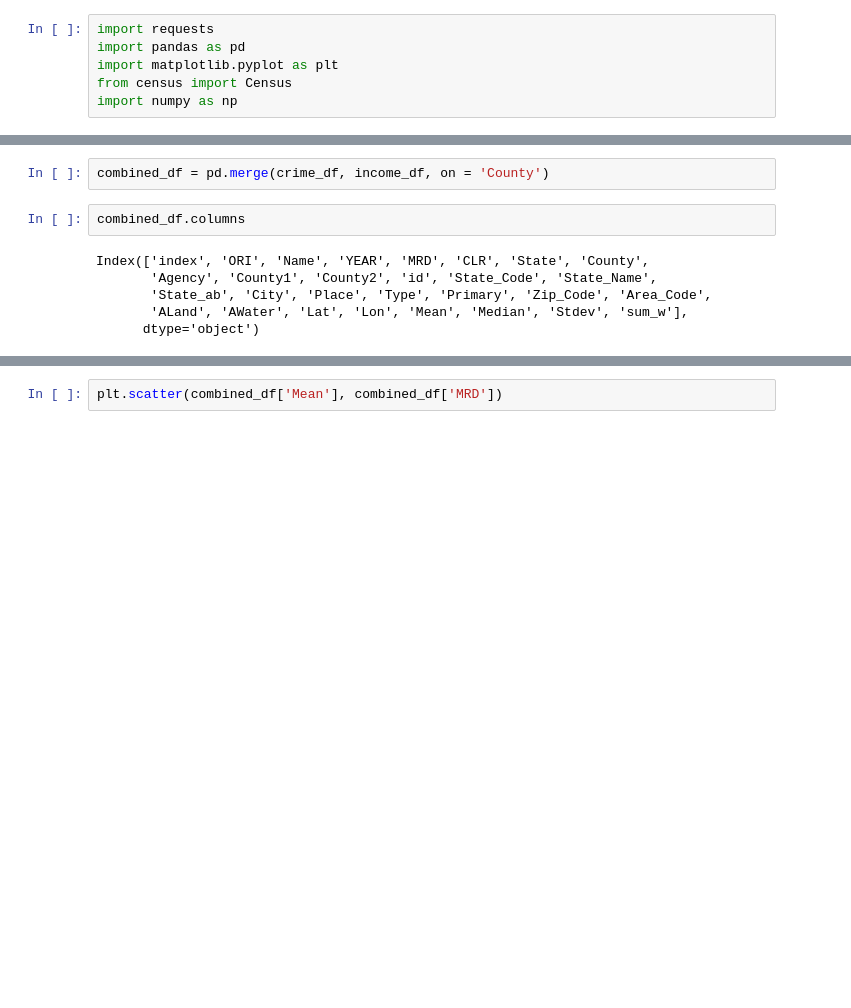
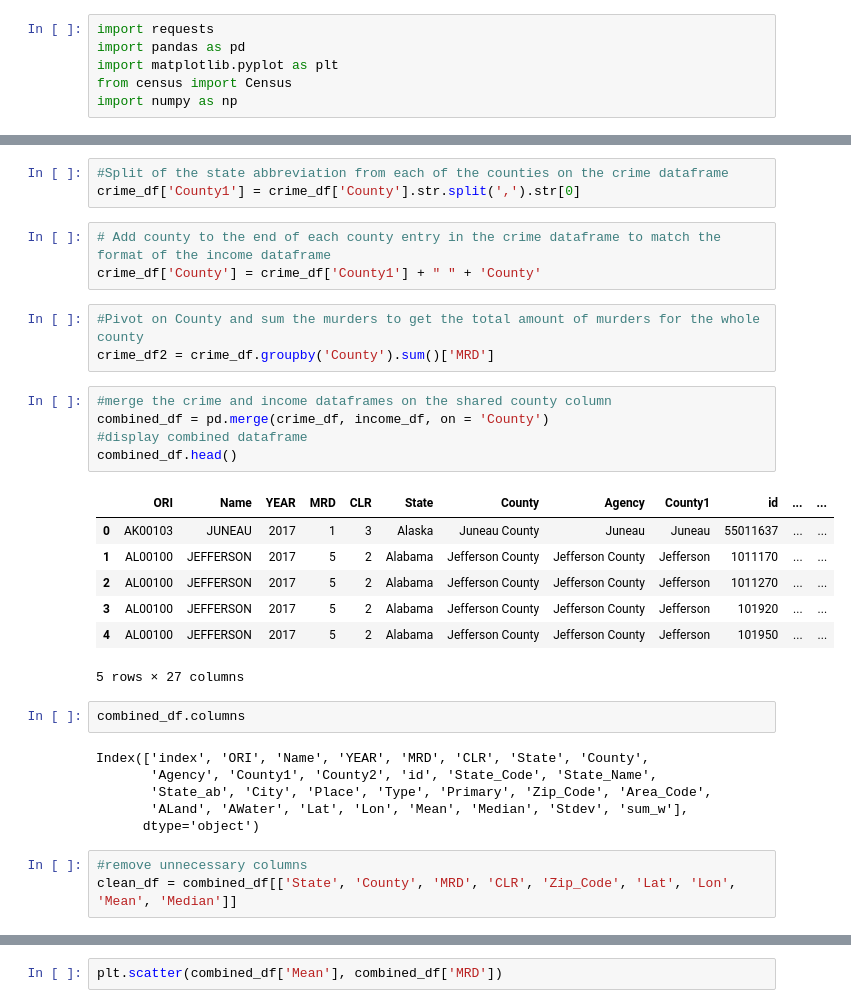
Before and after one commit to jstetter/project-1, a Jupyter notebook: project_1.ipynb, the cells around one changed output, grey strips where cells are left out. Cells and saved outputs as stored; diff of their text form; blank space fills up the shorter version.

```diff
--- a/project_1.ipynb
+++ b/project_1.ipynb
@@ -68,5 +41,25 @@ crime_df.head()
-# %%
-combined_df = pd.merge(crime_df, income_df, on = 'County')
+# %%
+#Split of the state abbreviation from each of the counties on the crime dataframe
+crime_df['County1'] = crime_df['County'].str.split(',').str[0]
+# %%
+# Add county to the end of each county entry in the crime dataframe to match the format of the income dataframe
+crime_df['County'] = crime_df['County1'] + " " + 'County'
+# %%
+#Pivot on County and sum the murders to get the total amount of murders for the whole county
+crime_df2 = crime_df.groupby('County').sum()['MRD']
+# %%
+#merge the crime and income dataframes on the shared county column
+combined_df = pd.merge(crime_df, income_df, on = 'County')
+#display combined dataframe
+combined_df.head()
+# %% [output]
+|  | ORI | Name | YEAR | MRD | CLR | State | County | Agency | County1 | id | ... | ... |
+| 0 | AK00103 | JUNEAU | 2017 | 1 | 3 | Alaska | Juneau County | Juneau | Juneau | 55011637 | ... | ... |
+| 1 | AL00100 | JEFFERSON | 2017 | 5 | 2 | Alabama | Jefferson County | Jefferson County | Jefferson | 1011170 | ... | ... |
+| 2 | AL00100 | JEFFERSON | 2017 | 5 | 2 | Alabama | Jefferson County | Jefferson County | Jefferson | 1011270 | ... | ... |
+| 3 | AL00100 | JEFFERSON | 2017 | 5 | 2 | Alabama | Jefferson County | Jefferson County | Jefferson | 101920 | ... | ... |
+| 4 | AL00100 | JEFFERSON | 2017 | 5 | 2 | Alabama | Jefferson County | Jefferson County | Jefferson | 101950 | ... | ... |
+5 rows × 27 columns
 # %%
 combined_df.columns
 # %% [output]
@@ -75,3 +68,6 @@ Index(['index', 'ORI', 'Name', 'YEAR', 'MRD', 'CLR', 'State', 'County',
        'State_ab', 'City', 'Place', 'Type', 'Primary', 'Zip_Code', 'Area_Code',
        'ALand', 'AWater', 'Lat', 'Lon', 'Mean', 'Median', 'Stdev', 'sum_w'],
       dtype='object')
+# %%
+#remove unnecessary columns
+clean_df = combined_df[['State', 'County', 'MRD', 'CLR', 'Zip_Code', 'Lat', 'Lon', 'Mean', 'Median']]
```
Also changed, not shown: parts of 9 cells of this notebook, 2 other files.
